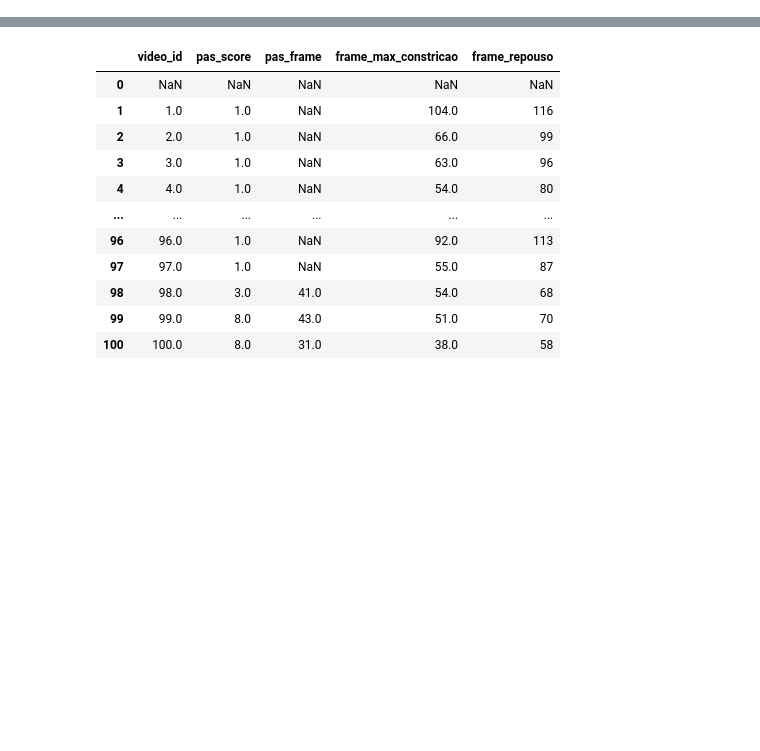
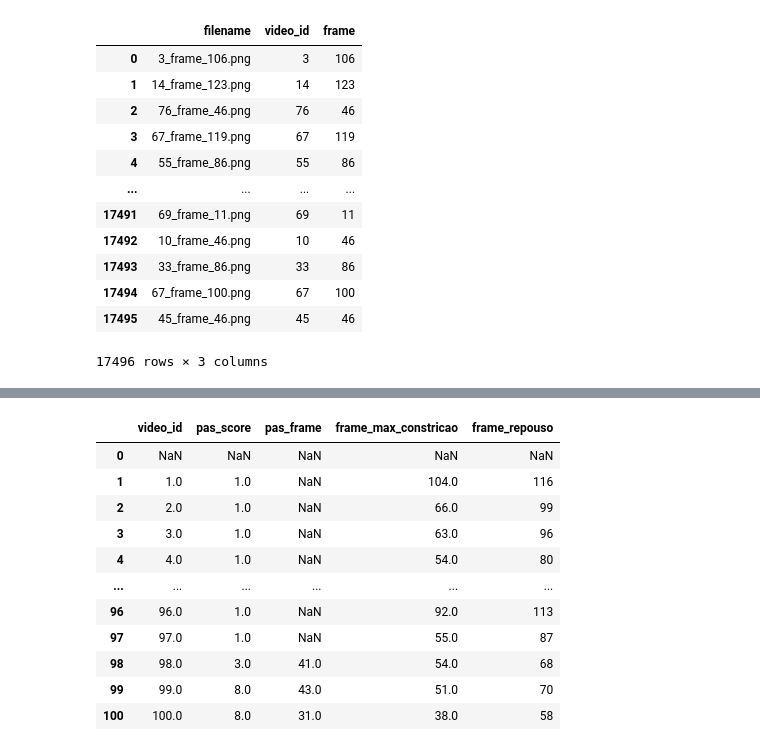
Before and after one commit to caioseda/data-synthesis-vfss, a Jupyter notebook: notebooks/create-image-dataset.ipynb, the cells around one changed output, grey strips where cells are left out. Drawn from its saved outputs; the diff is of its cells as text; code cells hidden in the pictures; blank space fills up the shorter version.

```diff
--- a/notebooks/create-image-dataset.ipynb
+++ b/notebooks/create-image-dataset.ipynb
@@ -5,0 +8,24 @@ import numpy as np
+# %%
+files = pd.Series(os.listdir('../data/images/00000-all-frames-512'))
+files = (
+    files
+    .rename('filename')
+    .to_frame()
+)
+filename_splitted = files['filename'].str.split('_')
+files['video_id'], files['frame'] = filename_splitted.str[0], filename_splitted.str[2].str.strip('.png')
+files
+# %% [output]
+|  | filename | video_id | frame |
+| 0 | 3_frame_106.png | 3 | 106 |
+| 1 | 14_frame_123.png | 14 | 123 |
+| 2 | 76_frame_46.png | 76 | 46 |
+| 3 | 67_frame_119.png | 67 | 119 |
+| 4 | 55_frame_86.png | 55 | 86 |
+| ... | ... | ... | ... |
+| 17491 | 69_frame_11.png | 69 | 11 |
+| 17492 | 10_frame_46.png | 10 | 46 |
+| 17493 | 33_frame_86.png | 33 | 86 |
+| 17494 | 67_frame_100.png | 67 | 100 |
+| 17495 | 45_frame_46.png | 45 | 46 |
+17496 rows × 3 columns
```
Also changed, not shown: parts of 7 cells of this notebook, 1 other file.
